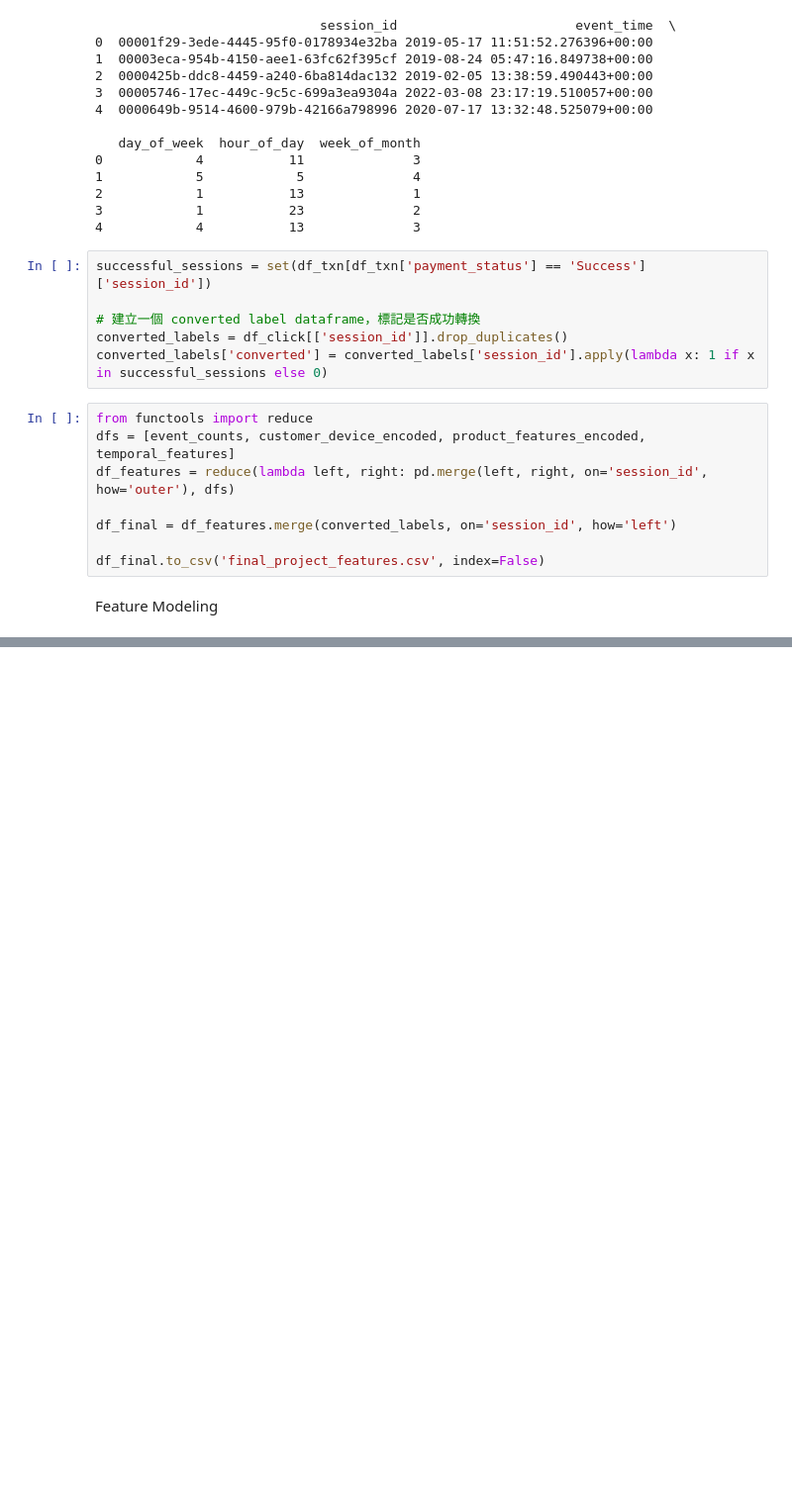
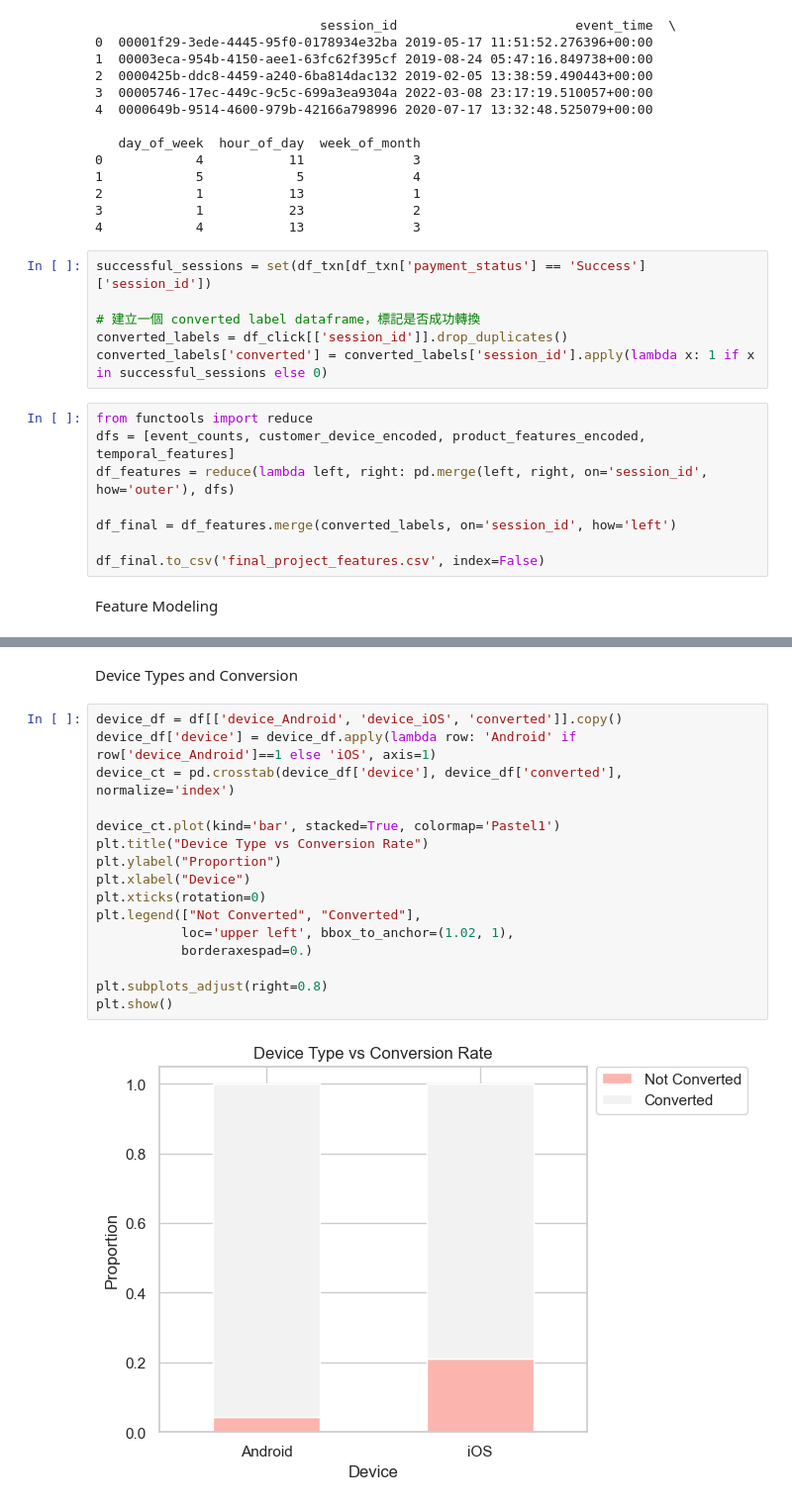
Before and after one commit to Wilson30678tw/IAT461_Final, a Jupyter notebook: IAT461_Final.ipynb, the cells around one changed output, grey strips where cells are left out. Shown: that part at 99% size. Cells and saved outputs as stored; diff of their text form; blank space fills up the shorter version.

```diff
--- a/IAT461_Final.ipynb
+++ b/IAT461_Final.ipynb
@@ -415,0 +439,20 @@ print(results)
+# %% [markdown]
+Device Types and Conversion
+# %%
+device_df = df[['device_Android', 'device_iOS', 'converted']].copy()
+device_df['device'] = device_df.apply(lambda row: 'Android' if row['device_Android']==1 else 'iOS', axis=1)
+device_ct = pd.crosstab(device_df['device'], device_df['converted'], normalize='index')
+
+device_ct.plot(kind='bar', stacked=True, colormap='Pastel1')
+plt.title("Device Type vs Conversion Rate")
+plt.ylabel("Proportion")
+plt.xlabel("Device")
+plt.xticks(rotation=0)
+plt.legend(["Not Converted", "Converted"],
+           loc='upper left', bbox_to_anchor=(1.02, 1),
+           borderaxespad=0.)
+
+plt.subplots_adjust(right=0.8)
+plt.show()
+# %% [output]
+[figure, added]
```
Also changed, not shown: parts of 18 cells of this notebook.
